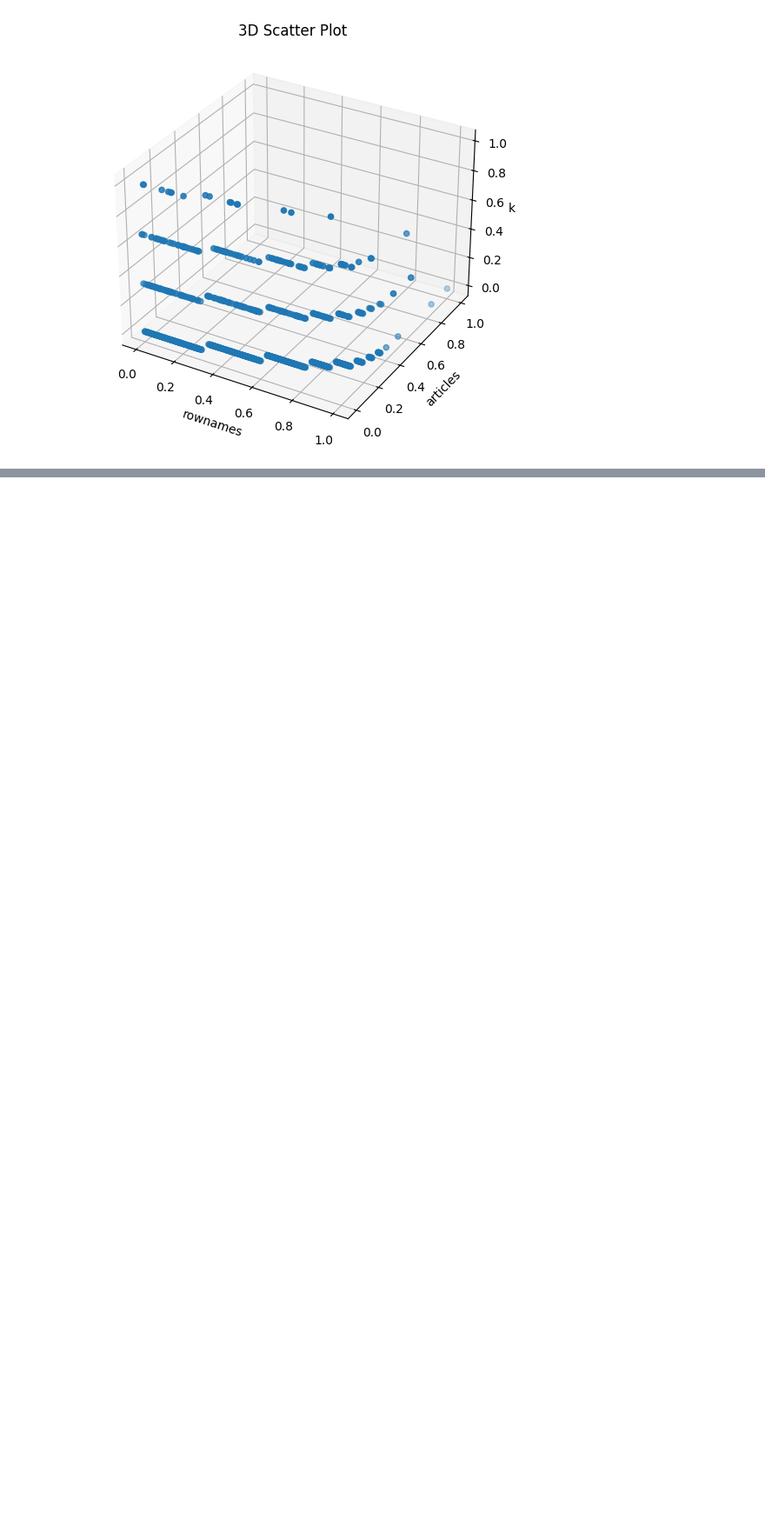
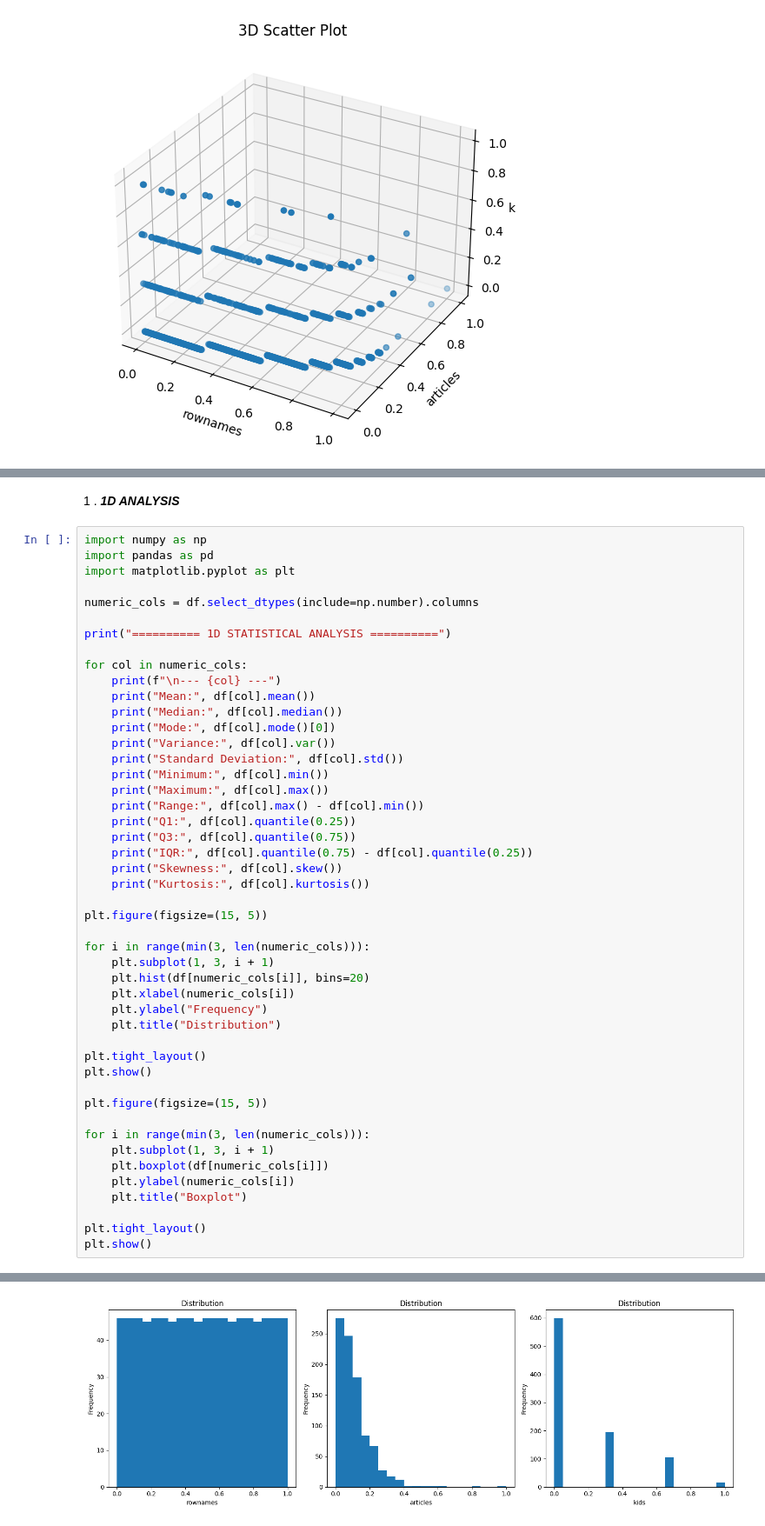
Before and after one commit to PranshuRanjan10/Pranshu_Ranjan_eda, a Jupyter notebook: Pranshu_Ranjan_1.ipynb, the cells around one changed output, grey strips where cells are left out. Shown at 87% size. Cells and saved outputs as stored; diff of their text form; blank space fills up the shorter version.

```diff
--- a/Pranshu_Ranjan_1.ipynb
+++ b/Pranshu_Ranjan_1.ipynb
@@ -178,0 +186,50 @@ plt.show()
+# %% [markdown]
+1 . ***1D ANALYSIS***
+# %%
+import numpy as np
+import pandas as pd
+import matplotlib.pyplot as plt
+
+numeric_cols = df.select_dtypes(include=np.number).columns
+
+print("========== 1D STATISTICAL ANALYSIS ==========")
+
+for col in numeric_cols:
+    print(f"\n--- {col} ---")
+    print("Mean:", df[col].mean())
+    print("Median:", df[col].median())
+    print("Mode:", df[col].mode()[0])
+    print("Variance:", df[col].var())
+    print("Standard Deviation:", df[col].std())
+    print("Minimum:", df[col].min())
+    print("Maximum:", df[col].max())
+    print("Range:", df[col].max() - df[col].min())
+    print("Q1:", df[col].quantile(0.25))
+    print("Q3:", df[col].quantile(0.75))
+    print("IQR:", df[col].quantile(0.75) - df[col].quantile(0.25))
+    print("Skewness:", df[col].skew())
+    print("Kurtosis:", df[col].kurtosis())
+
+plt.figure(figsize=(15, 5))
+
+for i in range(min(3, len(numeric_cols))):
+    plt.subplot(1, 3, i + 1)
+    plt.hist(df[numeric_cols[i]], bins=20)
+    plt.xlabel(numeric_cols[i])
+    plt.ylabel("Frequency")
+    plt.title("Distribution")
+
+plt.tight_layout()
+plt.show()
+
+plt.figure(figsize=(15, 5))
+
+for i in range(min(3, len(numeric_cols))):
+    plt.subplot(1, 3, i + 1)
+    plt.boxplot(df[numeric_cols[i]])
+    plt.ylabel(numeric_cols[i])
+    plt.title("Boxplot")
+
+plt.tight_layout()
+plt.show()
+# %% [output]
@@ -178,0 +253 @@ plt.show()
+[figure, added]
```
Also changed, not shown: parts of 12 cells of this notebook.
